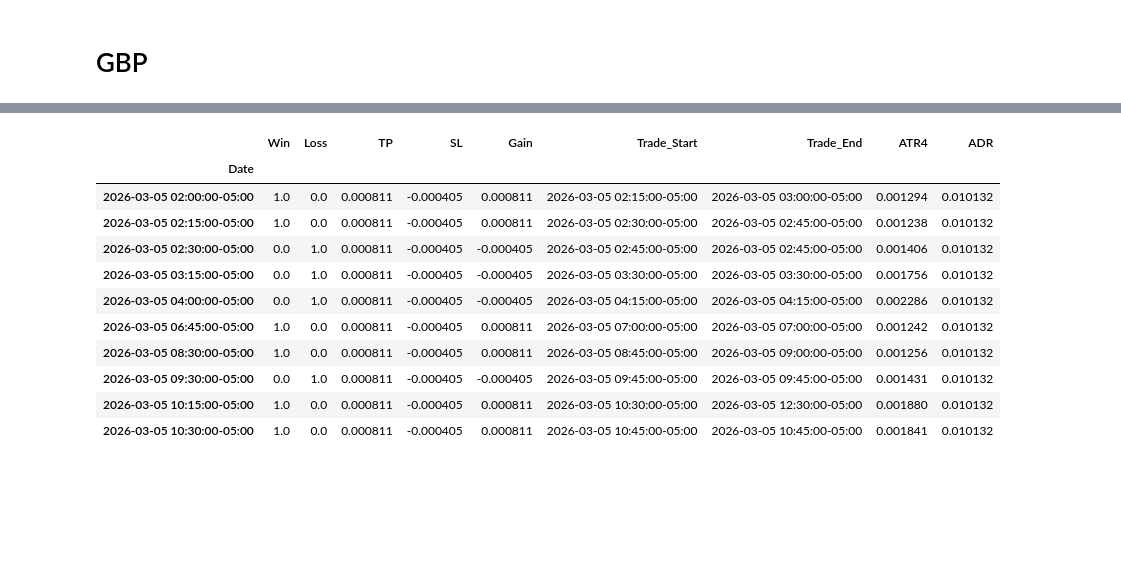
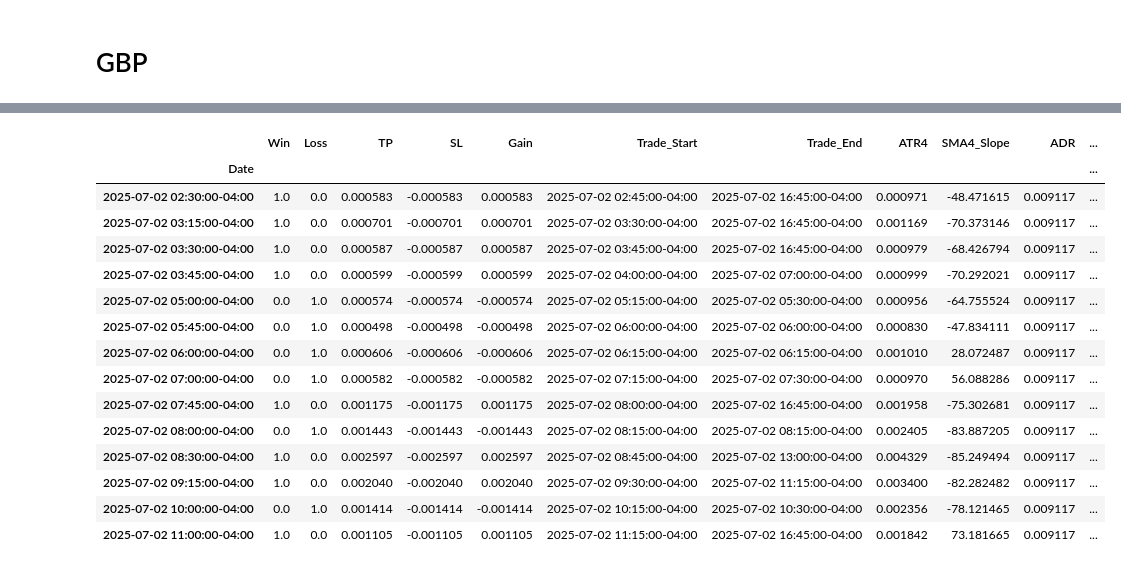
Before and after one commit to root-at-iyn/FXTradingResearch, a Jupyter notebook: research/bb_reversal_v1.ipynb, the cells around one changed output, grey strips where cells are left out. Drawn from its saved outputs; the diff is of its cells as text; code cells hidden in the pictures; blank space fills up the shorter version.

Commit message:
[Fix] - fix backtest logic for EOD trades + add momentum trade mgmt + backtest multi-year price df's

```diff
--- a/research/bb_reversal_v1.ipynb
+++ b/research/bb_reversal_v1.ipynb
@@ -219,19 +273,21 @@ def get_range_signal_gains(df: DataFrame, long: str, short: str, sl_pct_r, tp_pc
     long_df[gains_cols] = long_df.apply(
         range_long_gains,
         axis=1,
-        args=[df["High"],df["Low"],df["Close"],
+        args=[df["High"],df["Low"],df["Close"], df["SMA4_Slope"],
             long, sl_pct_r, tp_pct_r],
         result_type='expand',
-        range_type="ADR"
+        range_type="ATR4",
+        momentum_trade_mgmt = True
     )
     # short
     short_df[gains_cols] = short_df.apply(
         range_short_gains,
         axis=1,
-        args=[df["High"],df["Low"],df["Close"],
+        args=[df["High"],df["Low"],df["Close"], df["SMA4_Slope"],
             short, sl_pct_r, tp_pct_r],
         result_type='expand',
-        range_type="ADR"
+        range_type="ATR4",
+        momentum_trade_mgmt = True
     )
     return pd.concat([long_df, short_df])
 # %% [markdown]
@@ -586,4 +642,4 @@ gbp_df_list = [get_fe_price_data(filename=x) for x in gbp_data]
 long_signal = "Bull_TM"
 short_signal = "Bear_TM"
 
-stats, gains = range_based_multi_year_stats(gbp_df_list, long_signal, short_signal, 0.04, 0.08)
+stats, gains = range_based_multi_year_stats(gbp_df_list, long_signal, short_signal, 1, 1.5)
@@ -604,23 +661,27 @@ stats
 # %%
 g = gains.sort_index()
-x = g['2026-03-04 17:15:00-05:00':'2026-03-05 19:30:00-05:00'][[*gains_cols, "ATR4", "ADR"]].query(
+x = g['2025-07-01 17:15:00-05:00':'2025-07-02 11:00:00-05:00'][[*gains_cols, "ATR4", "SMA4_Slope", "ADR", "Close", "High"]].query(
     "Win > 0 or Loss > 0"
 ).between_time("02:00","11:00")
 x.query("Gain > 0")["Gain"].sum() + x.query("Gain < 0")["Gain"].sum()
 x
 # %% [output]
-|  | Win | Loss | TP | SL | Gain | Trade_Start | Trade_End | ATR4 | ADR |
-| Date |  |  |  |  |  |  |  |  |  |
-| 2026-03-05 02:00:00-05:00 | 1.0 | 0.0 | 0.000811 | -0.000405 | 0.000811 | 2026-03-05 02:15:00-05:00 | 2026-03-05 03:00:00-05:00 | 0.001294 | 0.010132 |
-| 2026-03-05 02:15:00-05:00 | 1.0 | 0.0 | 0.000811 | -0.000405 | 0.000811 | 2026-03-05 02:30:00-05:00 | 2026-03-05 02:45:00-05:00 | 0.001238 | 0.010132 |
-| 2026-03-05 02:30:00-05:00 | 0.0 | 1.0 | 0.000811 | -0.000405 | -0.000405 | 2026-03-05 02:45:00-05:00 | 2026-03-05 02:45:00-05:00 | 0.001406 | 0.010132 |
-| 2026-03-05 03:15:00-05:00 | 0.0 | 1.0 | 0.000811 | -0.000405 | -0.000405 | 2026-03-05 03:30:00-05:00 | 2026-03-05 03:30:00-05:00 | 0.001756 | 0.010132 |
-| 2026-03-05 04:00:00-05:00 | 0.0 | 1.0 | 0.000811 | -0.000405 | -0.000405 | 2026-03-05 04:15:00-05:00 | 2026-03-05 04:15:00-05:00 | 0.002286 | 0.010132 |
-| 2026-03-05 06:45:00-05:00 | 1.0 | 0.0 | 0.000811 | -0.000405 | 0.000811 | 2026-03-05 07:00:00-05:00 | 2026-03-05 07:00:00-05:00 | 0.001242 | 0.010132 |
-| 2026-03-05 08:30:00-05:00 | 1.0 | 0.0 | 0.000811 | -0.000405 | 0.000811 | 2026-03-05 08:45:00-05:00 | 2026-03-05 09:00:00-05:00 | 0.001256 | 0.010132 |
-| 2026-03-05 09:30:00-05:00 | 0.0 | 1.0 | 0.000811 | -0.000405 | -0.000405 | 2026-03-05 09:45:00-05:00 | 2026-03-05 09:45:00-05:00 | 0.001431 | 0.010132 |
-| 2026-03-05 10:15:00-05:00 | 1.0 | 0.0 | 0.000811 | -0.000405 | 0.000811 | 2026-03-05 10:30:00-05:00 | 2026-03-05 12:30:00-05:00 | 0.001880 | 0.010132 |
-| 2026-03-05 10:30:00-05:00 | 1.0 | 0.0 | 0.000811 | -0.000405 | 0.000811 | 2026-03-05 10:45:00-05:00 | 2026-03-05 10:45:00-05:00 | 0.001841 | 0.010132 |
+|  | Win | Loss | TP | SL | Gain | Trade_Start | Trade_End | ATR4 | SMA4_Slope | ADR | ... |
+| Date |  |  |  |  |  |  |  |  |  |  | ... |
+| 2025-07-02 02:30:00-04:00 | 1.0 | 0.0 | 0.000583 | -0.000583 | 0.000583 | 2025-07-02 02:45:00-04:00 | 2025-07-02 16:45:00-04:00 | 0.000971 | -48.471615 | 0.009117 | ... |
+| 2025-07-02 03:15:00-04:00 | 1.0 | 0.0 | 0.000701 | -0.000701 | 0.000701 | 2025-07-02 03:30:00-04:00 | 2025-07-02 16:45:00-04:00 | 0.001169 | -70.373146 | 0.009117 | ... |
+| 2025-07-02 03:30:00-04:00 | 1.0 | 0.0 | 0.000587 | -0.000587 | 0.000587 | 2025-07-02 03:45:00-04:00 | 2025-07-02 16:45:00-04:00 | 0.000979 | -68.426794 | 0.009117 | ... |
+| 2025-07-02 03:45:00-04:00 | 1.0 | 0.0 | 0.000599 | -0.000599 | 0.000599 | 2025-07-02 04:00:00-04:00 | 2025-07-02 07:00:00-04:00 | 0.000999 | -70.292021 | 0.009117 | ... |
+| 2025-07-02 05:00:00-04:00 | 0.0 | 1.0 | 0.000574 | -0.000574 | -0.000574 | 2025-07-02 05:15:00-04:00 | 2025-07-02 05:30:00-04:00 | 0.000956 | -64.755524 | 0.009117 | ... |
+| 2025-07-02 05:45:00-04:00 | 0.0 | 1.0 | 0.000498 | -0.000498 | -0.000498 | 2025-07-02 06:00:00-04:00 | 2025-07-02 06:00:00-04:00 | 0.000830 | -47.834111 | 0.009117 | ... |
+| 2025-07-02 06:00:00-04:00 | 0.0 | 1.0 | 0.000606 | -0.000606 | -0.000606 | 2025-07-02 06:15:00-04:00 | 2025-07-02 06:15:00-04:00 | 0.001010 | 28.072487 | 0.009117 | ... |
+| 2025-07-02 07:00:00-04:00 | 0.0 | 1.0 | 0.000582 | -0.000582 | -0.000582 | 2025-07-02 07:15:00-04:00 | 2025-07-02 07:30:00-04:00 | 0.000970 | 56.088286 | 0.009117 | ... |
+| 2025-07-02 07:45:00-04:00 | 1.0 | 0.0 | 0.001175 | -0.001175 | 0.001175 | 2025-07-02 08:00:00-04:00 | 2025-07-02 16:45:00-04:00 | 0.001958 | -75.302681 | 0.009117 | ... |
+| 2025-07-02 08:00:00-04:00 | 0.0 | 1.0 | 0.001443 | -0.001443 | -0.001443 | 2025-07-02 08:15:00-04:00 | 2025-07-02 08:15:00-04:00 | 0.002405 | -83.887205 | 0.009117 | ... |
+| 2025-07-02 08:30:00-04:00 | 1.0 | 0.0 | 0.002597 | -0.002597 | 0.002597 | 2025-07-02 08:45:00-04:00 | 2025-07-02 13:00:00-04:00 | 0.004329 | -85.249494 | 0.009117 | ... |
+| 2025-07-02 09:15:00-04:00 | 1.0 | 0.0 | 0.002040 | -0.002040 | 0.002040 | 2025-07-02 09:30:00-04:00 | 2025-07-02 11:15:00-04:00 | 0.003400 | -82.282482 | 0.009117 | ... |
+| 2025-07-02 10:00:00-04:00 | 0.0 | 1.0 | 0.001414 | -0.001414 | -0.001414 | 2025-07-02 10:15:00-04:00 | 2025-07-02 10:30:00-04:00 | 0.002356 | -78.121465 | 0.009117 | ... |
+| 2025-07-02 11:00:00-04:00 | 1.0 | 0.0 | 0.001105 | -0.001105 | 0.001105 | 2025-07-02 11:15:00-04:00 | 2025-07-02 16:45:00-04:00 | 0.001842 | 73.181665 | 0.009117 | ... |
 # %%
 def trend_based_multi_year_stats(
         df_list: list[DataFrame],
```
Also changed, not shown: parts of 4 cells of this notebook, 1 other file.
